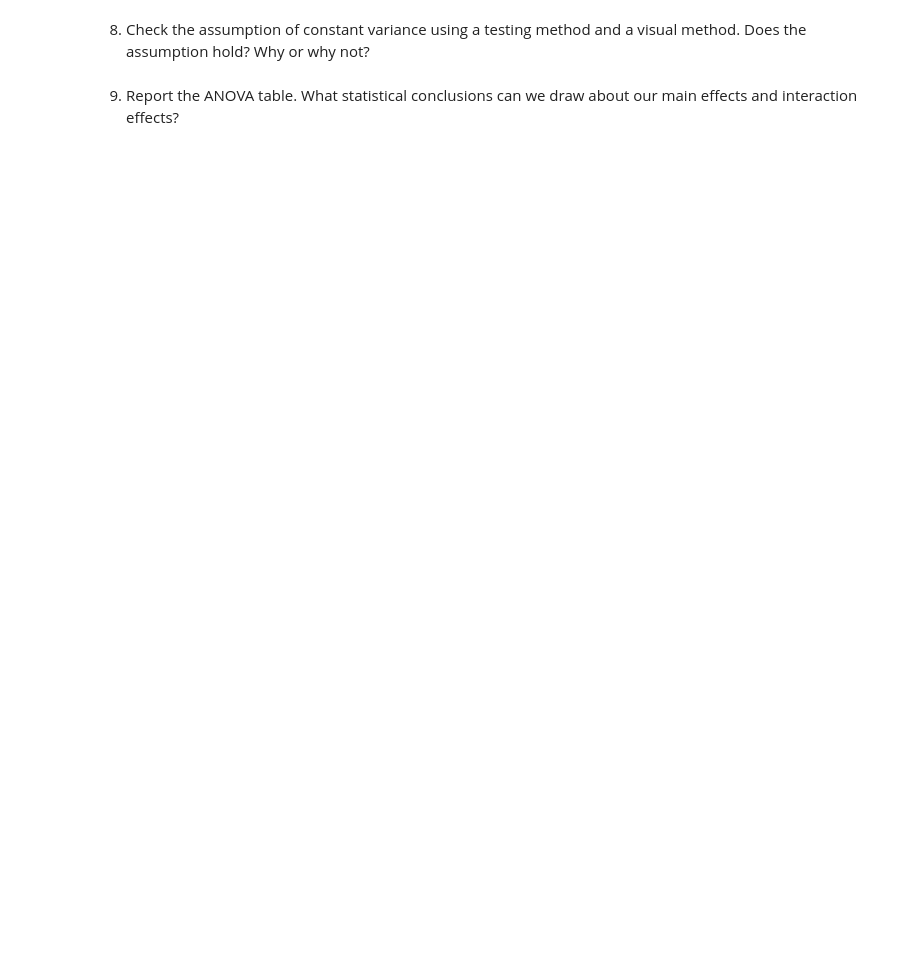
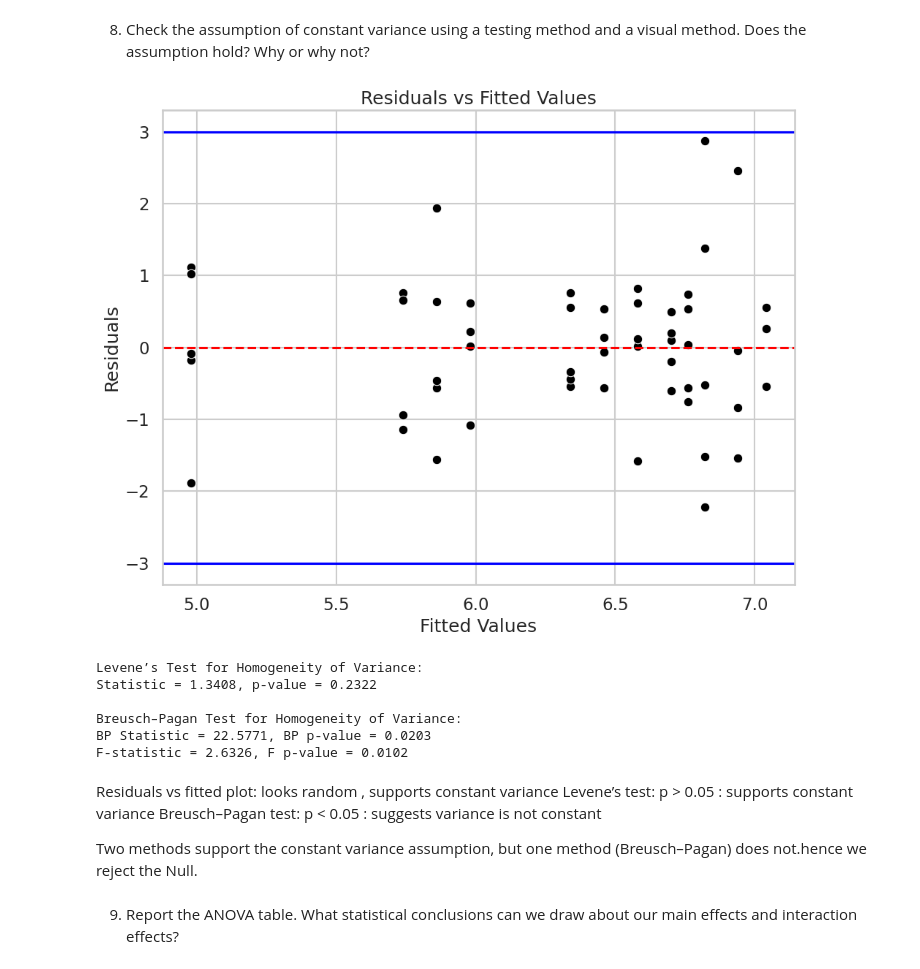
Before and after one commit to shahrukh-malikk/STAT-7220-Applied-Experimental-Design, a Jupyter notebook: Assignments/Final-Exam/Final-Exam.ipynb, the cells around one changed output. Cells and saved outputs as stored; diff of their text form; code cells hidden in the pictures; blank space fills up the shorter version.

```diff
--- a/Assignments/Final-Exam/Final-Exam.ipynb
+++ b/Assignments/Final-Exam/Final-Exam.ipynb
@@ -391,6 +400,57 @@ Passing `palette` without assigning `hue` is deprecated and will be removed in v
 8. Check the assumption of constant variance using a testing method and a visual method. Does the assumption hold? Why or why not?
 # %%
 ## Question 8 Code ##
+
+from statsmodels.stats.diagnostic import het_breuschpagan
+from scipy.stats import levene
+import matplotlib.pyplot as plt
+import seaborn as sns
+
+
+fitted_values = full_model.fittedvalues
+residuals = full_model.resid
+
+plt.figure(figsize=(10,8))
+sns.scatterplot(x=fitted_values, y=residuals, color='black')
+plt.axhline(y=0, color='red', linestyle='--')
+plt.title("Residuals vs Fitted Values")
+plt.axhline(y=3, color='blue')
+plt.axhline(y=-3, color='blue')
+plt.xlabel("Fitted Values")
+plt.ylabel("Residuals")
+plt.tight_layout()
+plt.show()
+
+
+# Levene’s Test for Homogeneity of Variance
+
+groups = [group["Satisfaction"].values
+          for _, group in df.groupby(["Protein", "Salsa", "Potatoes"])]
+
+levene_stat, levene_p = levene(*groups)
+
+print("Levene’s Test for Homogeneity of Variance:")
+print(f"Statistic = {levene_stat:.4f}, p-value = {levene_p:.4f}")
+
+bp_stat, bp_pvalue, f_stat, f_pvalue = het_breuschpagan(full_model.resid, full_model.model.exog)
+
+print("\nBreusch–Pagan Test for Homogeneity of Variance:")
+print(f"BP Statistic = {bp_stat:.4f}, BP p-value = {bp_pvalue:.4f}")
+print(f"F-statistic = {f_stat:.4f}, F p-value = {f_pvalue:.4f}")
+# %% [output]
+[figure, added]
+Levene’s Test for Homogeneity of Variance:
+Statistic = 1.3408, p-value = 0.2322
+
+Breusch–Pagan Test for Homogeneity of Variance:
+BP Statistic = 22.5771, BP p-value = 0.0203
+F-statistic = 2.6326, F p-value = 0.0102
+# %% [markdown]
+Residuals vs fitted plot: looks random , supports constant variance
+Levene’s test: p > 0.05 : supports constant variance
+Breusch–Pagan test: p < 0.05 : suggests variance is not constant
+
+Two methods support the constant variance assumption, but one method (Breusch–Pagan) does not.hence we reject  the Null.
 # %% [markdown]
 9. Report the ANOVA table. What statistical conclusions can we draw about our main effects and interaction effects?
 # %%
```
Also changed, not shown: parts of 9 cells of this notebook.
